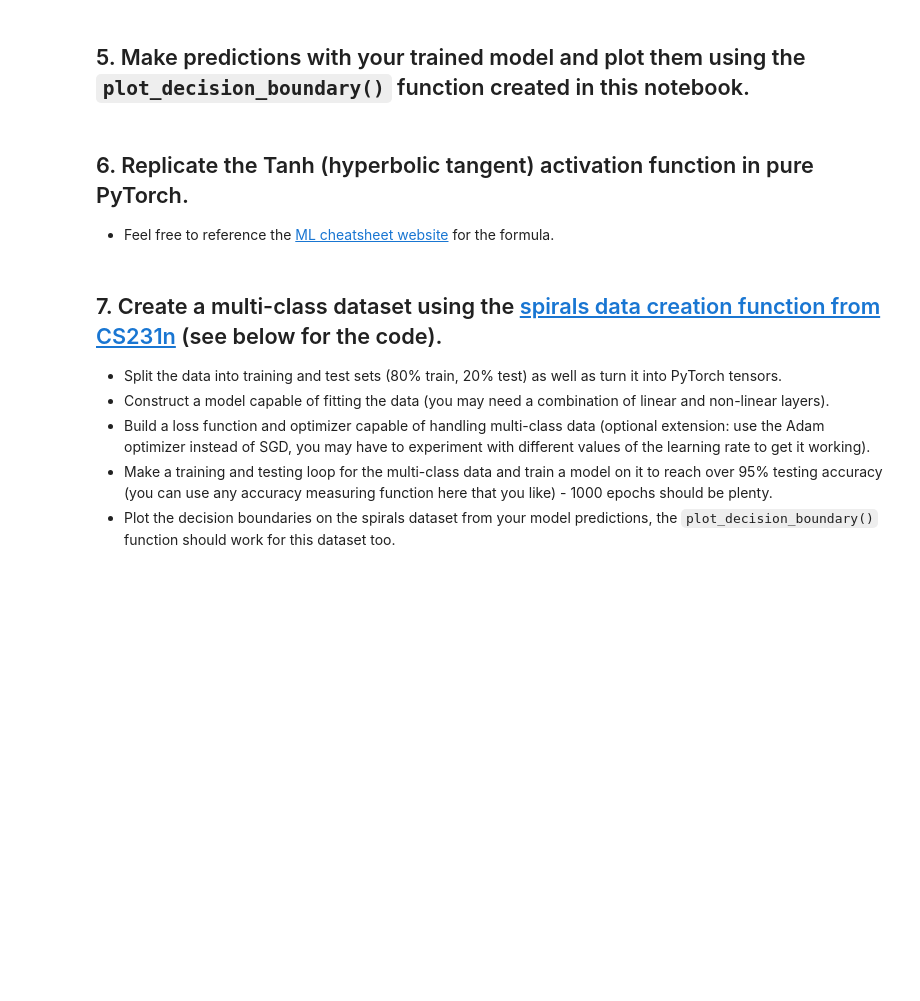
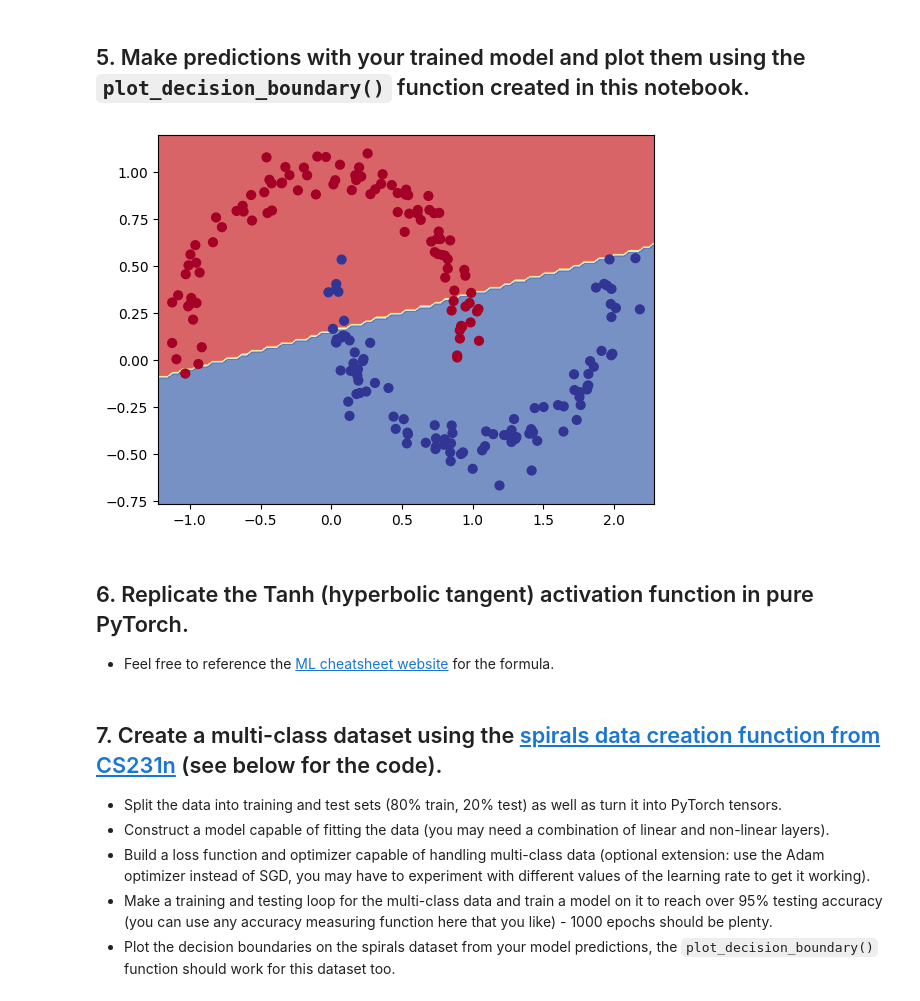
Before and after one commit to Jupiterian/ML-Learning-Portfolio, a Jupyter notebook: pytorch/Pytorch Course/02_pytorch_classification_exercises.ipynb, the cells around one changed output. Cells and saved outputs as stored; diff of their text form; code cells hidden in the pictures; blank space fills up the shorter version.

Commit message:
training loop finish

```diff
--- a/pytorch/Pytorch Course/02_pytorch_classification_exercises.ipynb
+++ b/pytorch/Pytorch Course/02_pytorch_classification_exercises.ipynb
@@ -127,7 +127,7 @@ model = MoonModelV0()
 # Setup loss function
 loss_fn = nn.BCEWithLogitsLoss()
 # Setup optimizer to optimize model's parameters
-optimizer = torch.optim.SGD(params=model.parameters(), lr=0.1)
+optimizer = torch.optim.SGD(params=model_0.parameters(), lr=0.1)
 # %% [markdown]
 ## 4. Create a training and testing loop to fit the model you created in 2 to the data you created in 1.
   * Do a forward pass of the model to see what's coming out in the form of logits, prediction probabilities and labels.
@@ -135,26 +135,28 @@ optimizer = torch.optim.SGD(params=model.parameters(), lr=0.1)
   * Train the model for long enough for it to reach over 96% accuracy.
   * The training loop should output progress every 10 epochs of the model's training and test set loss and accuracy.
 # %%
+X_train = X_train.to("cpu")
+X_test = X_test.to("cpu")
+y_train = y_train.to("cpu")
+y_test = y_test.to("cpu")
 # What's coming out of our model?
 model_0 = nn.Sequential(
-    nn.Linear(in_features=2, out_features=10),
+    nn.Linear(in_features=2, out_features=5),
     nn.ReLU(),
-    nn.Linear(in_features=10, out_features=10),
-    nn.Linear(in_features=10, out_features=1)
-)
+    nn.Linear(in_features=5, out_features=5),
+    nn.ReLU(),
+    nn.Linear(in_features=5, out_features=1)
+).to(device="cpu")
 # logits (raw outputs of model)
 print("Logits:")
 y_logits = model_0(X_test)[:5]
-print(y_logits)
 # Prediction probabilities
 print("Pred probs:")
 y_pred_probs = torch.sigmoid(y_logits)
-print(y_pred_probs)
 # Prediction labels
 print("Pred labels:")
 # Find the predicted labels (round the prediction probabilities)
 y_preds = torch.round(y_pred_probs)
-print(y_preds)
 # In full
 y_pred_labels = torch.round(torch.sigmoid(model(X_test)))
 # %% [output]
@@ -191,7 +178,7 @@ MulticlassAccuracy()
 torch.manual_seed(RANDOM_SEED)
 model_0 = model_0.to(device=device)
 # Setup epochs
-epochs = 201
+epochs = 301
 
 # Send data to the device
 X_train = X_train.to(device)
@@ -205,7 +192,7 @@ for epoch in range(epochs):
   model_0.train()
 
   # 1. Forward pass (logits output)
-  y_logits = model_0(X_train)
+  y_logits = model_0(X_train).squeeze()
   # Turn logits into prediction probabilities
   y_pred_probs= torch.sigmoid(y_logits)
 
@@ -213,10 +200,10 @@ for epoch in range(epochs):
   y_pred_labels=torch.round(y_pred_probs)
 
   # 2. Calculate the loss
-  loss = loss_fn(y_logits.squeeze(1), y_train) # loss = compare model raw outputs to desired model outputs
+  loss = loss_fn(y_logits, y_train) # loss = compare model raw outputs to desired model outputs
 
   # Calculate the accuracy
-  acc = acc_fn(y_pred_labels.squeeze(1), y_train.int()) # the accuracy function needs to compare pred labels (not logits) with actual labels
+  acc = acc_fn(y_pred_labels, y_train.int()) # the accuracy function needs to compare pred labels (not logits) with actual labels
 
   # 3. Zero the gradients
   optimizer.zero_grad()
@@ -240,5 +227,6 @@ for epoch in range(epochs):
 
   # Print out what's happening every 100 epochs
   if epoch % 100 == 0:
-    print(f"Epoch: {epoch} | Training Loss: {acc} | Testing Loss: {acc_test}")
+# hih
+    print(f"Epoch: {epoch} | Loss: {loss:.5f}, Accuracy: {acc}% | Test loss: {loss_test:.5f}, Test acc: {acc_test}")
 # %% [output]
@@ -286,6 +275,9 @@ def plot_decision_boundary(model, X, y):
     plt.ylim(yy.min(), yy.max())
 # %%
 # Plot decision boundaries for training and test sets
+plot_decision_boundary(model=model_0, X=X_test, y=y_test)
+# %% [output]
+[figure, added]
 # %% [markdown]
 ## 6. Replicate the Tanh (hyperbolic tangent) activation function in pure PyTorch.
   * Feel free to reference the [ML cheatsheet website](https://ml-cheatsheet.readthedocs.io/en/latest/activation_functions.html#tanh) for the formula.
```
Also changed, not shown: parts of 4 cells of this notebook.
